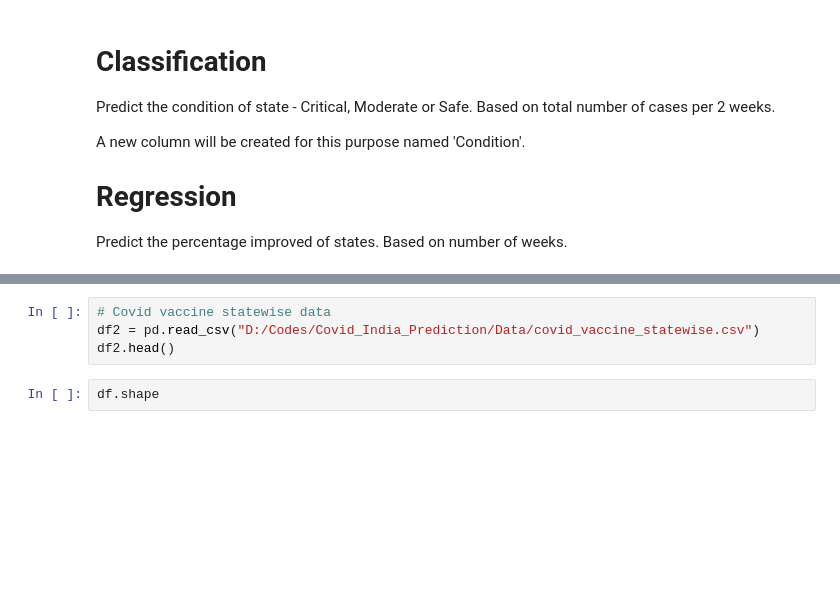
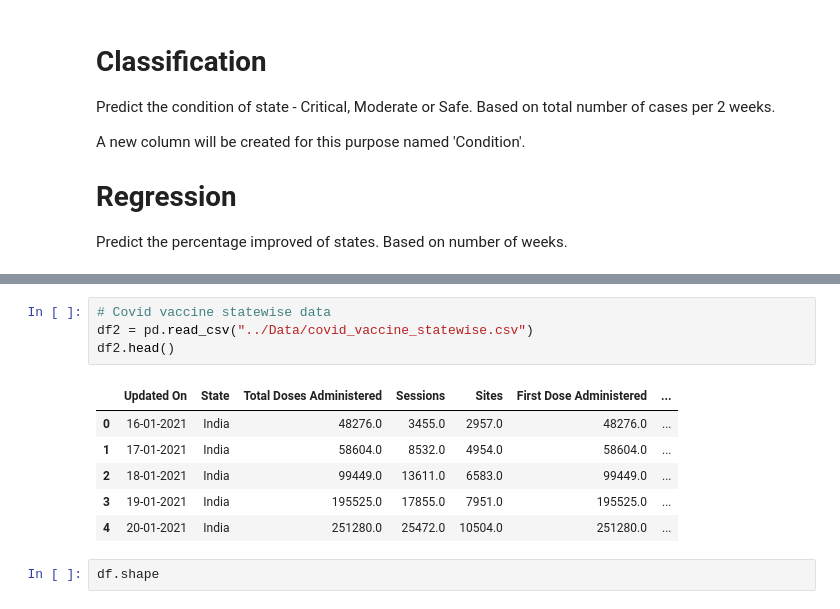
Before and after one commit to harshvardhanguleria/Covid_India_Prediction, a Jupyter notebook: Code/Covid_India_Prediction.ipynb, the cells around one changed output, grey strips where cells are left out. Saved outputs shown, nothing was run; the diff lists cells and outputs as text; blank space fills up the shorter version.

```diff
--- a/Code/Covid_India_Prediction.ipynb
+++ b/Code/Covid_India_Prediction.ipynb
@@ -34,7 +52,14 @@ df1.head
 # %%
 # Covid vaccine statewise data
-df2 = pd.read_csv("D:/Codes/Covid_India_Prediction/Data/covid_vaccine_statewise.csv")
+df2 = pd.read_csv("../Data/covid_vaccine_statewise.csv")
 df2.head()
+# %% [output]
+|  | Updated On | State | Total Doses Administered | Sessions | Sites | First Dose Administered | ... |
+| 0 | 16-01-2021 | India | 48276.0 | 3455.0 | 2957.0 | 48276.0 | ... |
+| 1 | 17-01-2021 | India | 58604.0 | 8532.0 | 4954.0 | 58604.0 | ... |
+| 2 | 18-01-2021 | India | 99449.0 | 13611.0 | 6583.0 | 99449.0 | ... |
+| 3 | 19-01-2021 | India | 195525.0 | 17855.0 | 7951.0 | 195525.0 | ... |
+| 4 | 20-01-2021 | India | 251280.0 | 25472.0 | 10504.0 | 251280.0 | ... |
 # %%
 df.shape
 # %% [output]
```
Also changed, not shown: parts of 14 cells of this notebook, 2 other files.
